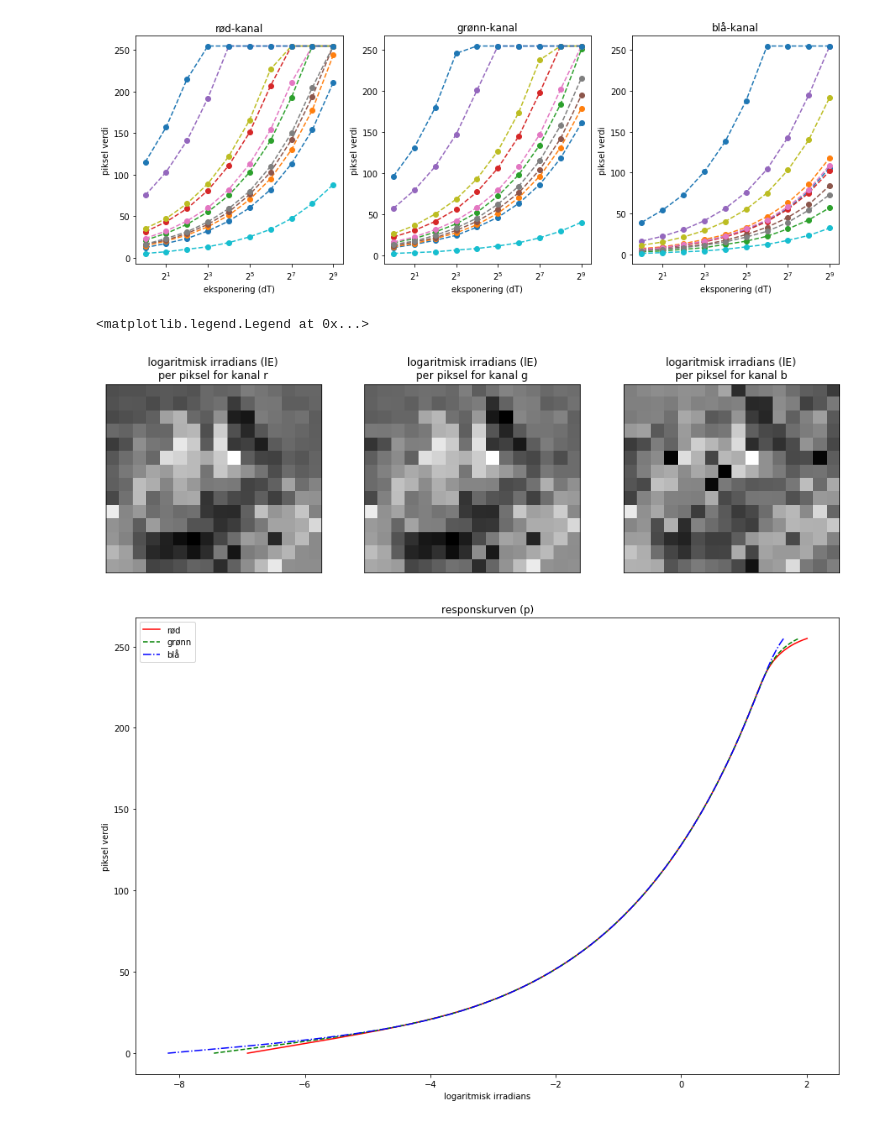
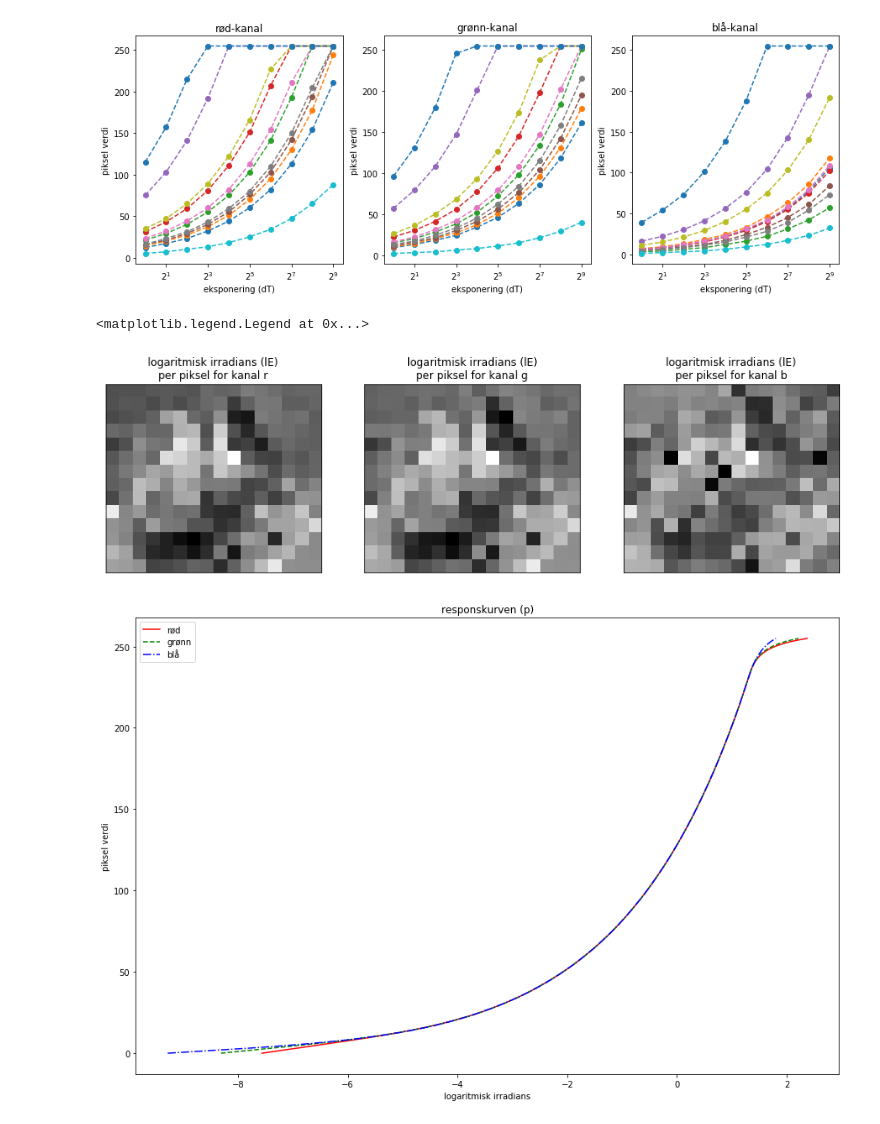
Before and after one commit to barskern/hdrie, a Jupyter notebook: notebooks/debevec_maliks_real.ipynb, the cells around one changed output. Drawn from its saved outputs; the diff is of its cells as text; code cells hidden in the pictures.

```diff
--- a/notebooks/debevec_maliks_real.ipynb
+++ b/notebooks/debevec_maliks_real.ipynb
@@ -42,26 +42,26 @@ for img in low_exs.reshape(10, -1, 3).transpose(1, 2, 0)[::(low_exs.shape[1] * l
 # %%
 from hdrie.rekonstruksjon import debevec_maliks
 
-responskurver = [debevec_maliks(low_chan, dT, 100, 256) for low_chan in low_exs.transpose(3, 0, 1, 2)]
+responskurver = [debevec_maliks(low_chan, dT, 40, 256) for low_chan in low_exs.transpose(3, 0, 1, 2)]
 kanaler = [('r', '-'), ('g', '--'), ('b', '-.')]
 
 fig_irr = plt.figure(figsize=(15, 10))  # figure size in inches
 fig_p = plt.figure(figsize=(15,10))
 ax_p = fig_p.add_subplot(1, 1, 1)
 
 for i, ((color, shape), (p, lE)) in enumerate(zip(kanaler, responskurver)):
     ax_irr = fig_irr.add_subplot(1, 3, i + 1, xticks=[], yticks=[])
     ax_irr.imshow(lE, plt.cm.gray)
     ax_irr.set_title('logaritmisk irradians (lE)\nper piksel for kanal %s' % (color))
 
     ax_p.plot(p, np.arange(256), color + shape)
 
 ax_p.set_title('responskurven (p)')
 ax_p.set_ylabel('piksel verdi')
 ax_p.set_xlabel('logaritmisk irradians')
 ax_p.legend(['rød', 'grønn', 'blå'])
 # %% [output]
 <matplotlib.legend.Legend at 0x...>
 [figure]
-[figure, old version]
+[figure, new version]
 # %%
```
Also changed, not shown: parts of 4 cells of this notebook, 5 other files.
